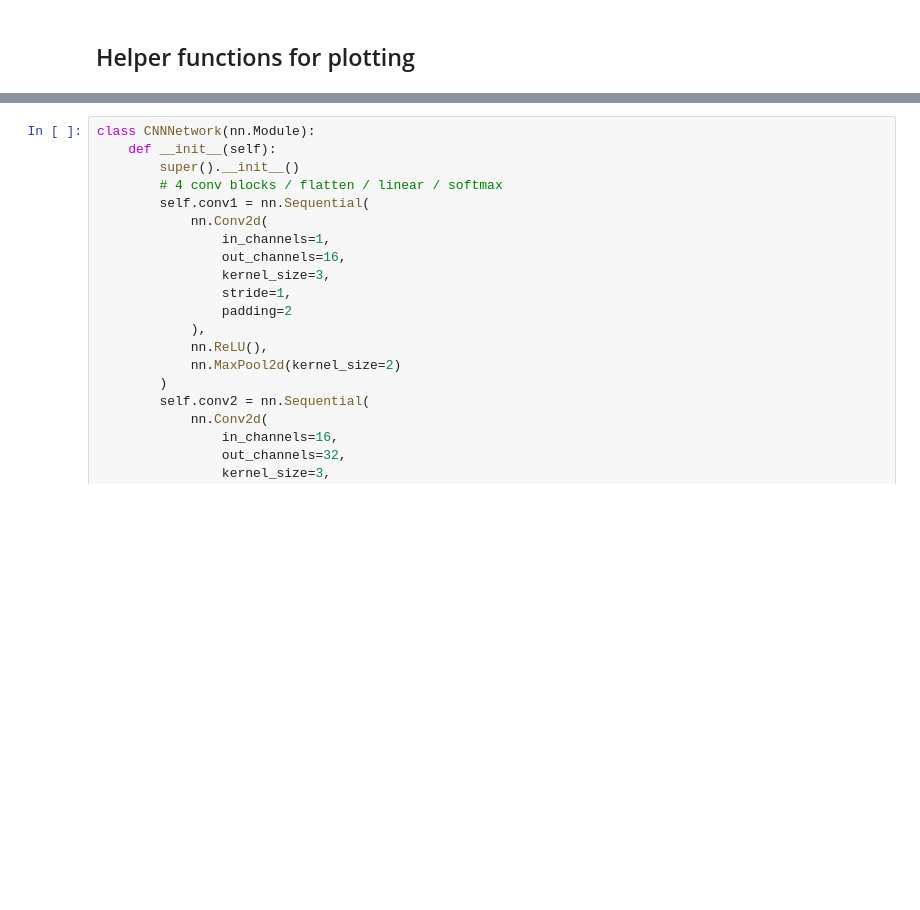
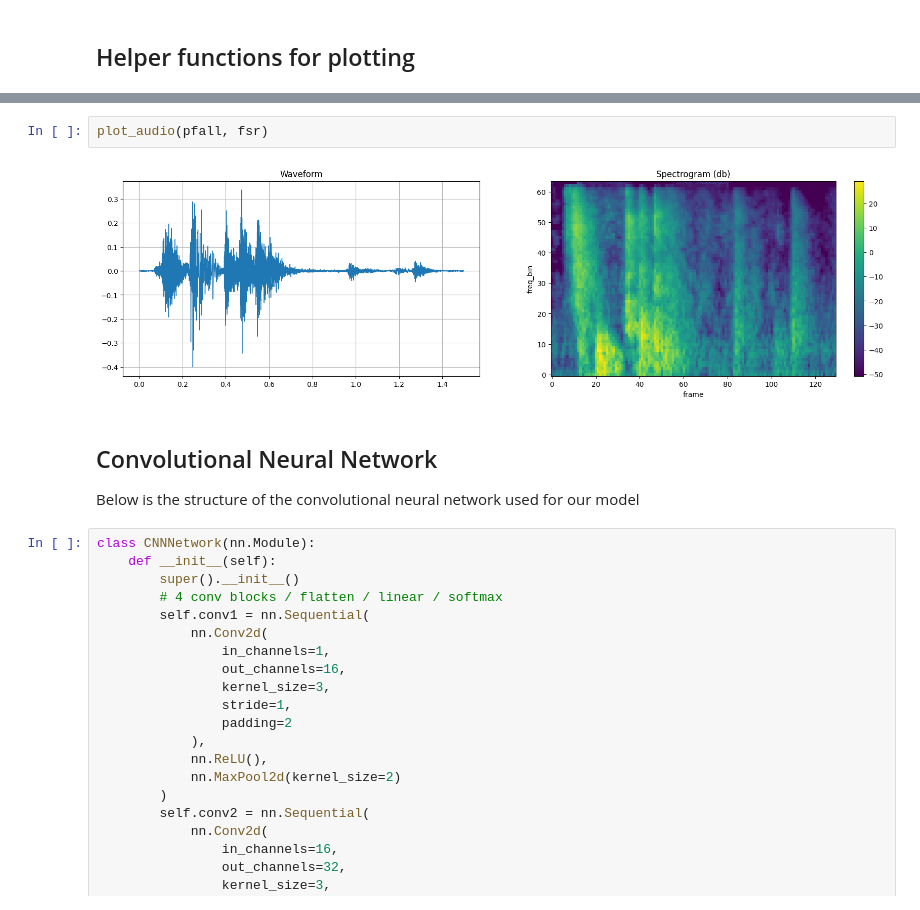
Before and after one commit to jaronsander/sip_data, a Jupyter notebook: demo.ipynb, the cells around one changed output, grey strips where cells are left out. Saved outputs shown, nothing was run; the diff lists cells and outputs as text; blank space fills up the shorter version.

```diff
--- a/demo.ipynb
+++ b/demo.ipynb
@@ -83,6 +108,13 @@ pfall, fsr = torchaudio.load('percussive_audio/random_falls/random-fall_2_1.wav'
 Audio(data=pfall, rate=fsr)
 # %% [output]
 [interactive output not drawn]
+# %%
+plot_audio(pfall, fsr)
+# %% [output]
+[figure, added]
+# %% [markdown]
+## Convolutional Neural Network
+Below is the structure of the convolutional neural network used for our model
 # %%
 class CNNNetwork(nn.Module):
     def __init__(self):
```
Also changed, not shown: parts of 23 cells of this notebook, 2 other files.
